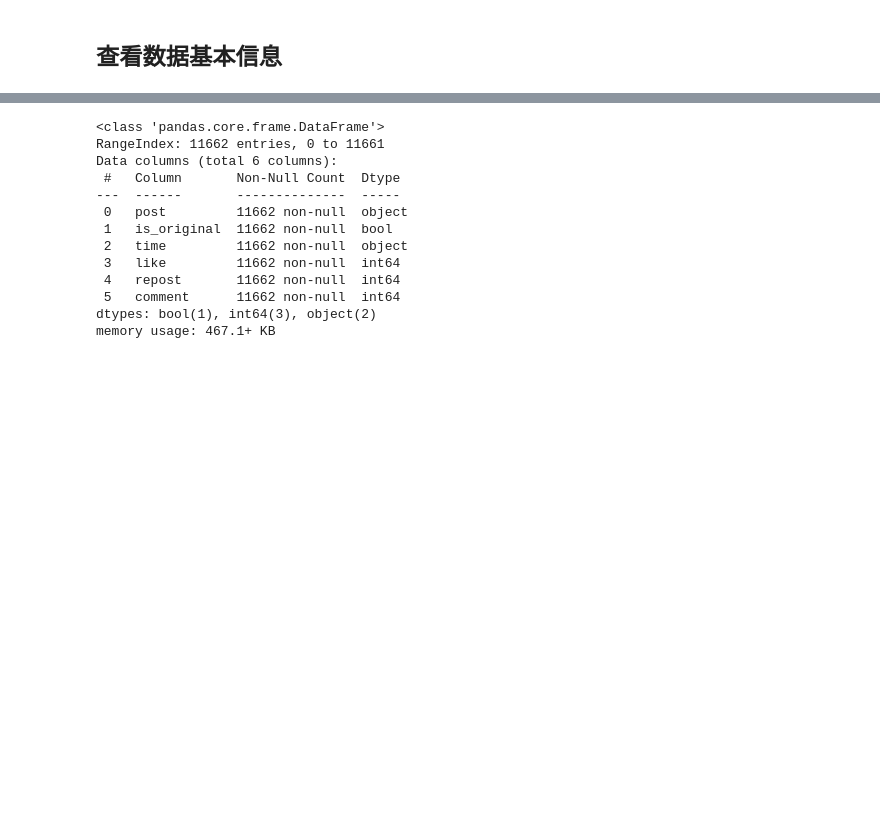
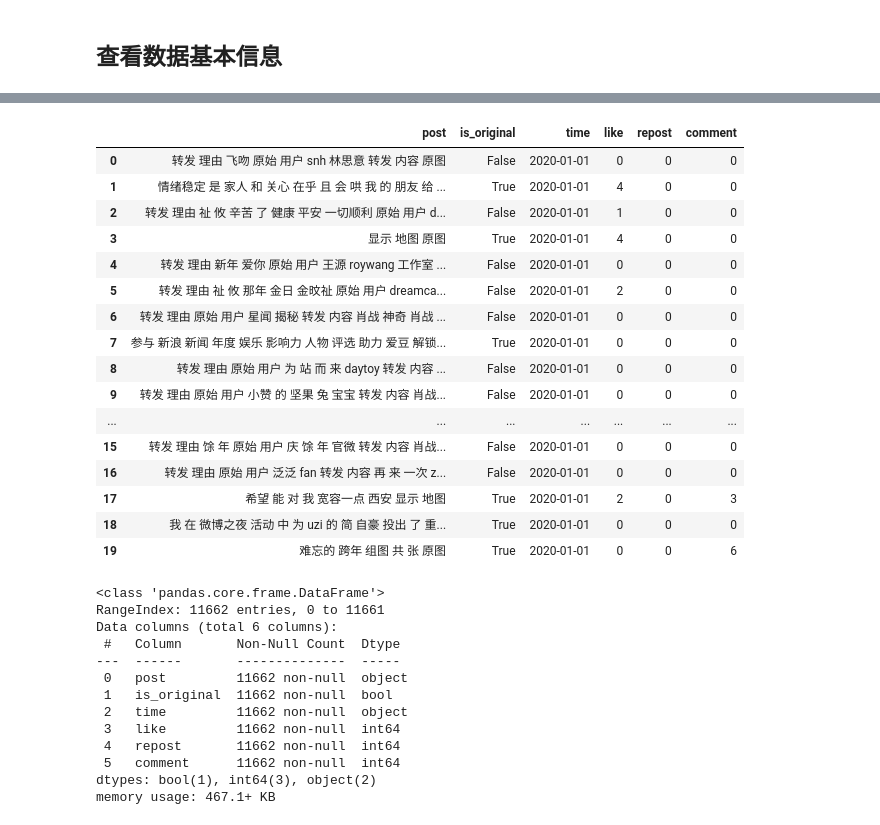
Before and after one commit to const7/Emotion-Contagion, a Jupyter notebook: code/weibo_user.ipynb, the cells around one changed output, grey strips where cells are left out. Cells and saved outputs as stored; diff of their text form; code cells hidden in the pictures; blank space fills up the shorter version.

```diff
--- a/code/weibo_user.ipynb
+++ b/code/weibo_user.ipynb
@@ -55,3 +71,23 @@ data.shape
+# %%
+data.head(20)
+# %% [output]
+|  | post | is_original | time | like | repost | comment |
+| 0 | 转发 理由 飞吻 原始 用户 snh 林思意 转发 内容 原图 | False | 2020-01-01 | 0 | 0 | 0 |
+| 1 | 情绪稳定 是 家人 和 关心 在乎 且 会 哄 我 的 朋友 给 ... | True | 2020-01-01 | 4 | 0 | 0 |
+| 2 | 转发 理由 祉 攸 辛苦 了 健康 平安 一切顺利 原始 用户 d... | False | 2020-01-01 | 1 | 0 | 0 |
+| 3 | 显示 地图 原图 | True | 2020-01-01 | 4 | 0 | 0 |
+| 4 | 转发 理由 新年 爱你 原始 用户 王源 roywang 工作室 ... | False | 2020-01-01 | 0 | 0 | 0 |
+| 5 | 转发 理由 祉 攸 那年 金日 金旼祉 原始 用户 dreamca... | False | 2020-01-01 | 2 | 0 | 0 |
+| 6 | 转发 理由 原始 用户 星闻 揭秘 转发 内容 肖战 神奇 肖战 ... | False | 2020-01-01 | 0 | 0 | 0 |
+| 7 | 参与 新浪 新闻 年度 娱乐 影响力 人物 评选 助力 爱豆 解锁... | True | 2020-01-01 | 0 | 0 | 0 |
+| 8 | 转发 理由 原始 用户 为 站 而 来 daytoy 转发 内容 ... | False | 2020-01-01 | 0 | 0 | 0 |
+| 9 | 转发 理由 原始 用户 小赞 的 坚果 兔 宝宝 转发 内容 肖战... | False | 2020-01-01 | 0 | 0 | 0 |
+| ... | ... | ... | ... | ... | ... | ... |
+| 15 | 转发 理由 馀 年 原始 用户 庆 馀 年 官微 转发 内容 肖战... | False | 2020-01-01 | 0 | 0 | 0 |
+| 16 | 转发 理由 原始 用户 泛泛 fan 转发 内容 再 来 一次 z... | False | 2020-01-01 | 0 | 0 | 0 |
+| 17 | 希望 能 对 我 宽容一点 西安 显示 地图 | True | 2020-01-01 | 2 | 0 | 3 |
+| 18 | 我 在 微博之夜 活动 中 为 uzi 的 简 自豪 投出 了 重... | True | 2020-01-01 | 0 | 0 | 0 |
+| 19 | 难忘的 跨年 组图 共 张 原图 | True | 2020-01-01 | 0 | 0 | 6 |
 # %%
 data.info()
 # %% [output]
```
Also changed, not shown: parts of 13 cells of this notebook, 6 other files.
